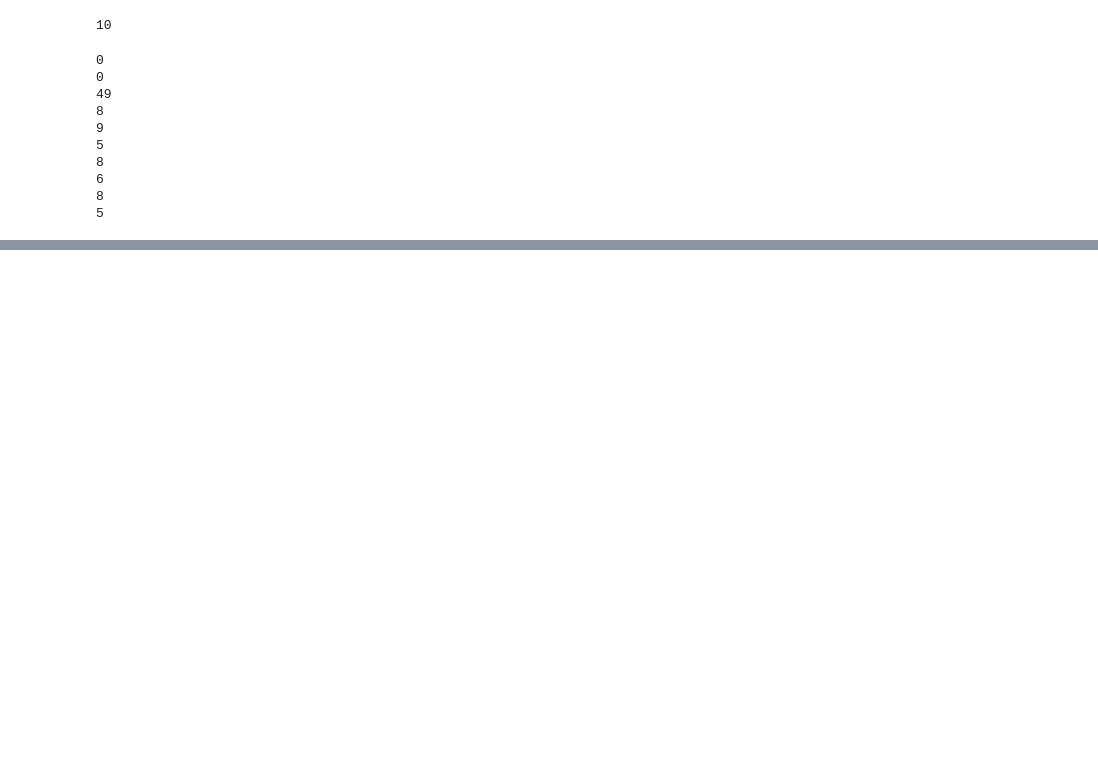
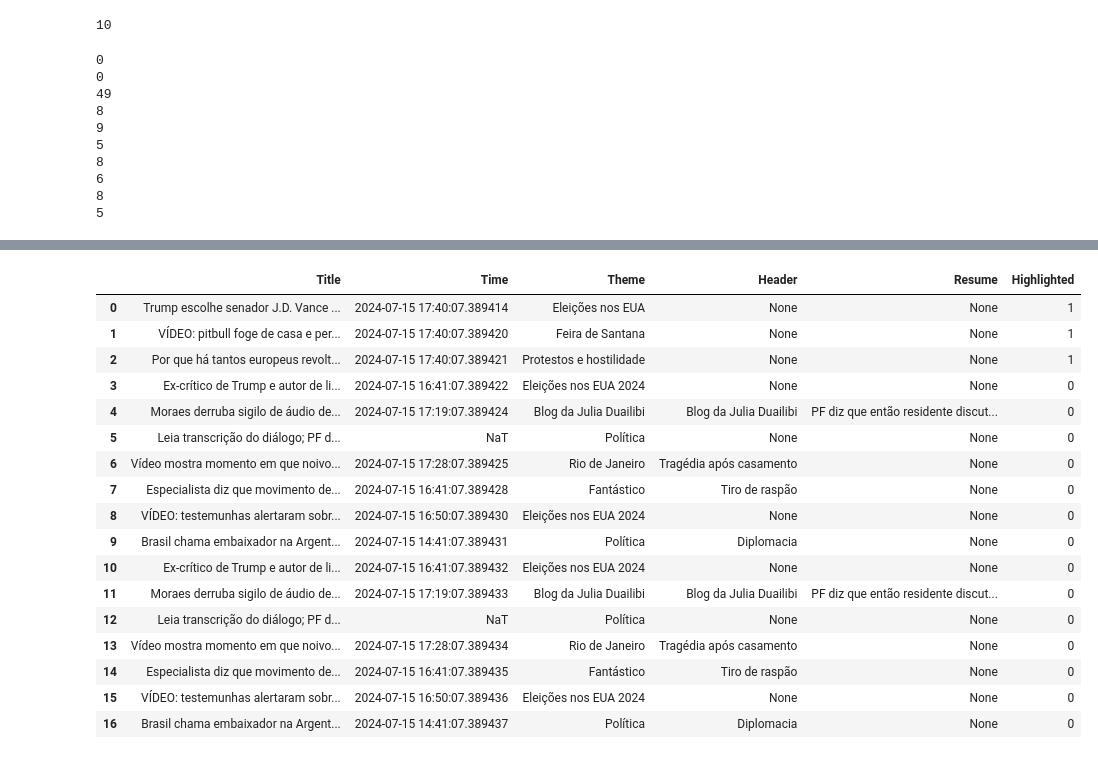
Before and after one commit to eliasmarts/Brazilian-News-Scraping, a Jupyter notebook: notebooks/test_scrapers/g1scraping.ipynb, the cells around one changed output, grey strips where cells are left out. Drawn from its saved outputs; the diff is of its cells as text; code cells hidden in the pictures; blank space fills up the shorter version.

```diff
--- a/notebooks/test_scrapers/g1scraping.ipynb
+++ b/notebooks/test_scrapers/g1scraping.ipynb
@@ -218,0 +256,21 @@ data
+# %%
+data
+# %% [output]
+|  | Title | Time | Theme | Header | Resume | Highlighted |
+| 0 | Trump escolhe senador J.D. Vance ... | 2024-07-15 17:40:07.389414 | Eleições nos EUA | None | None | 1 |
+| 1 | VÍDEO: pitbull foge de casa e per... | 2024-07-15 17:40:07.389420 | Feira de Santana | None | None | 1 |
+| 2 | Por que há tantos europeus revolt... | 2024-07-15 17:40:07.389421 | Protestos e hostilidade | None | None | 1 |
+| 3 | Ex-crítico de Trump e autor de li... | 2024-07-15 16:41:07.389422 | Eleições nos EUA 2024 | None | None | 0 |
+| 4 | Moraes derruba sigilo de áudio de... | 2024-07-15 17:19:07.389424 | Blog da Julia Duailibi | Blog da Julia Duailibi | PF diz que então residente discut... | 0 |
+| 5 | Leia transcrição do diálogo; PF d... | NaT | Política | None | None | 0 |
+| 6 | Vídeo mostra momento em que noivo... | 2024-07-15 17:28:07.389425 | Rio de Janeiro | Tragédia após casamento | None | 0 |
+| 7 | Especialista diz que movimento de... | 2024-07-15 16:41:07.389428 | Fantástico | Tiro de raspão | None | 0 |
+| 8 | VÍDEO: testemunhas alertaram sobr... | 2024-07-15 16:50:07.389430 | Eleições nos EUA 2024 | None | None | 0 |
+| 9 | Brasil chama embaixador na Argent... | 2024-07-15 14:41:07.389431 | Política | Diplomacia | None | 0 |
+| 10 | Ex-crítico de Trump e autor de li... | 2024-07-15 16:41:07.389432 | Eleições nos EUA 2024 | None | None | 0 |
+| 11 | Moraes derruba sigilo de áudio de... | 2024-07-15 17:19:07.389433 | Blog da Julia Duailibi | Blog da Julia Duailibi | PF diz que então residente discut... | 0 |
+| 12 | Leia transcrição do diálogo; PF d... | NaT | Política | None | None | 0 |
+| 13 | Vídeo mostra momento em que noivo... | 2024-07-15 17:28:07.389434 | Rio de Janeiro | Tragédia após casamento | None | 0 |
+| 14 | Especialista diz que movimento de... | 2024-07-15 16:41:07.389435 | Fantástico | Tiro de raspão | None | 0 |
+| 15 | VÍDEO: testemunhas alertaram sobr... | 2024-07-15 16:50:07.389436 | Eleições nos EUA 2024 | None | None | 0 |
+| 16 | Brasil chama embaixador na Argent... | 2024-07-15 14:41:07.389437 | Política | Diplomacia | None | 0 |
```
Also changed, not shown: parts of 3 cells of this notebook, 1 other file.
